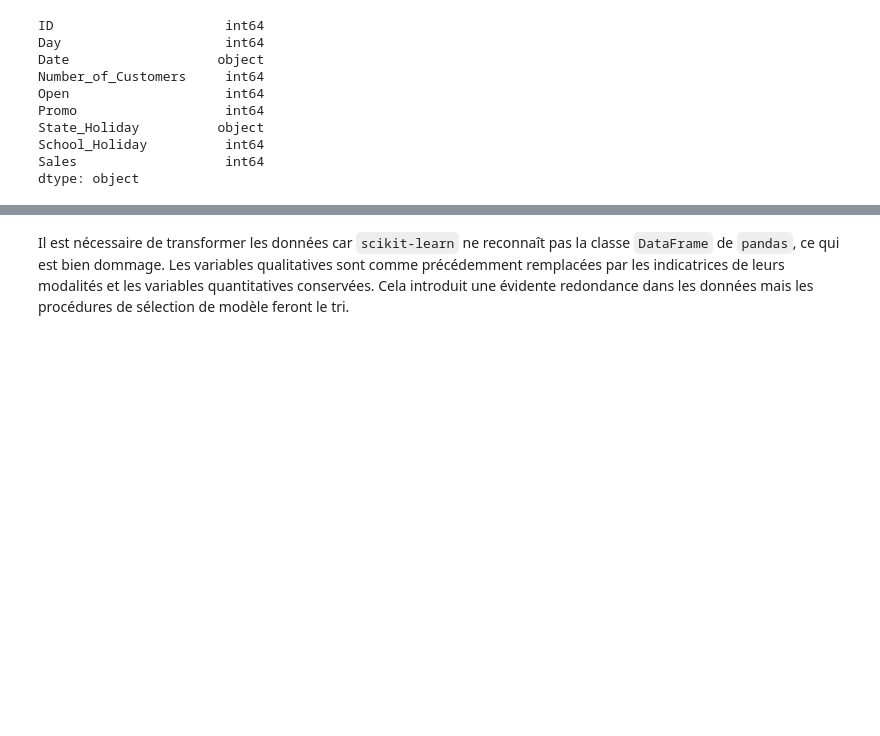
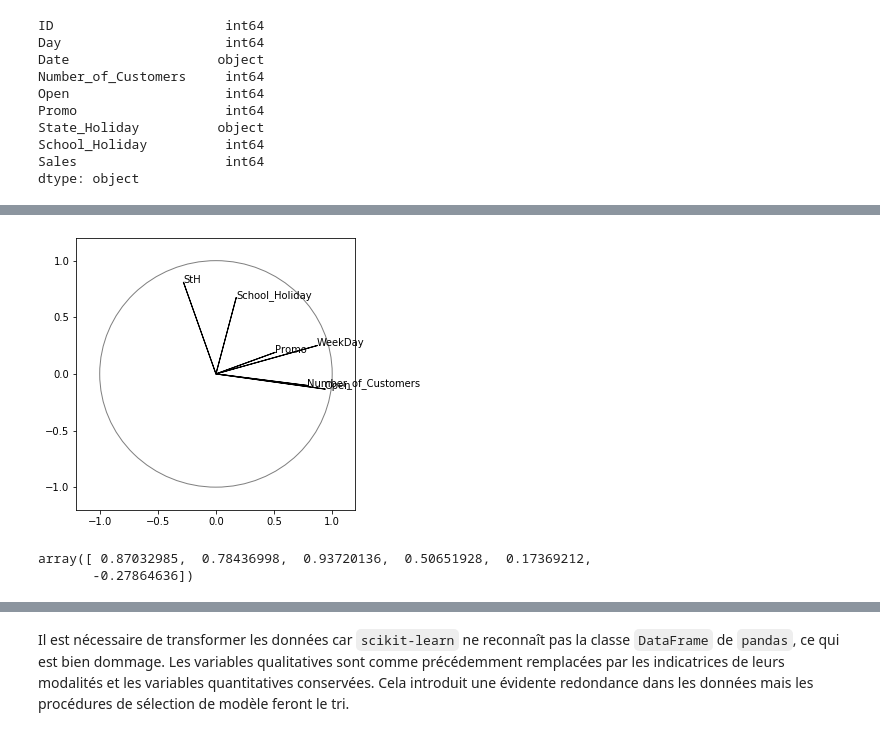
Before and after one commit to Arnofnr/ProjectBigDataCertif, a Jupyter notebook: SalesPredictionOlivier.ipynb, the cells around one changed output, grey strips where cells are left out. Drawn from its saved outputs; the diff is of its cells as text; code cells hidden in the pictures; blank space fills up the shorter version.

```diff
--- a/SalesPredictionOlivier.ipynb
+++ b/SalesPredictionOlivier.ipynb
@@ -139,0 +156,9 @@ df_train.head(5)
+# %%
+#creer une liste week_day avec True si oui, False si dimanche pour test
+week_day_test = []
+for day in df_test["Day"]:
+    if day < 7:
+        week_day_test.append(True)
+    else:
+        week_day_test.append(False)
+df_test["WeekDay"] = week_day_test
@@ -139,0 +225,24 @@ df_train.head(5)
+# %%
+## coordonnées et représentation des variables
+coord1=pca.components_[0]*np.sqrt(pca.explained_variance_[0])
+coord2=pca.components_[1]*np.sqrt(pca.explained_variance_[1])
+coord3=pca.components_[2]*np.sqrt(pca.explained_variance_[2])
+coord4=pca.components_[3]*np.sqrt(pca.explained_variance_[3])
+
+fig = plt.figure(figsize=(5,5))
+ax = fig.add_subplot(1, 1, 1)
+for i, j, nom in zip(coord1,coord2, df_train[["WeekDay", "Number_of_Customers","Open","Promo","School_Holiday","StH","Sales"]].columns):
+    plt.text(i, j, nom)
+    plt.arrow(0,0,i,j,color='black')
+plt.axis((-1.2,1.2,-1.2,1.2))
+# cercle
+c=plt.Circle((0,0), radius=1, color='gray', fill=False)
+ax.add_patch(c)
+plt.show()
+# %% [output]
+[figure, added]
+# %%
+coord1
+# %% [output]
+array([ 0.87032985,  0.78436998,  0.93720136,  0.50651928,  0.17369212,
+       -0.27864636])
```
Also changed, not shown: parts of 117 cells of this notebook.
